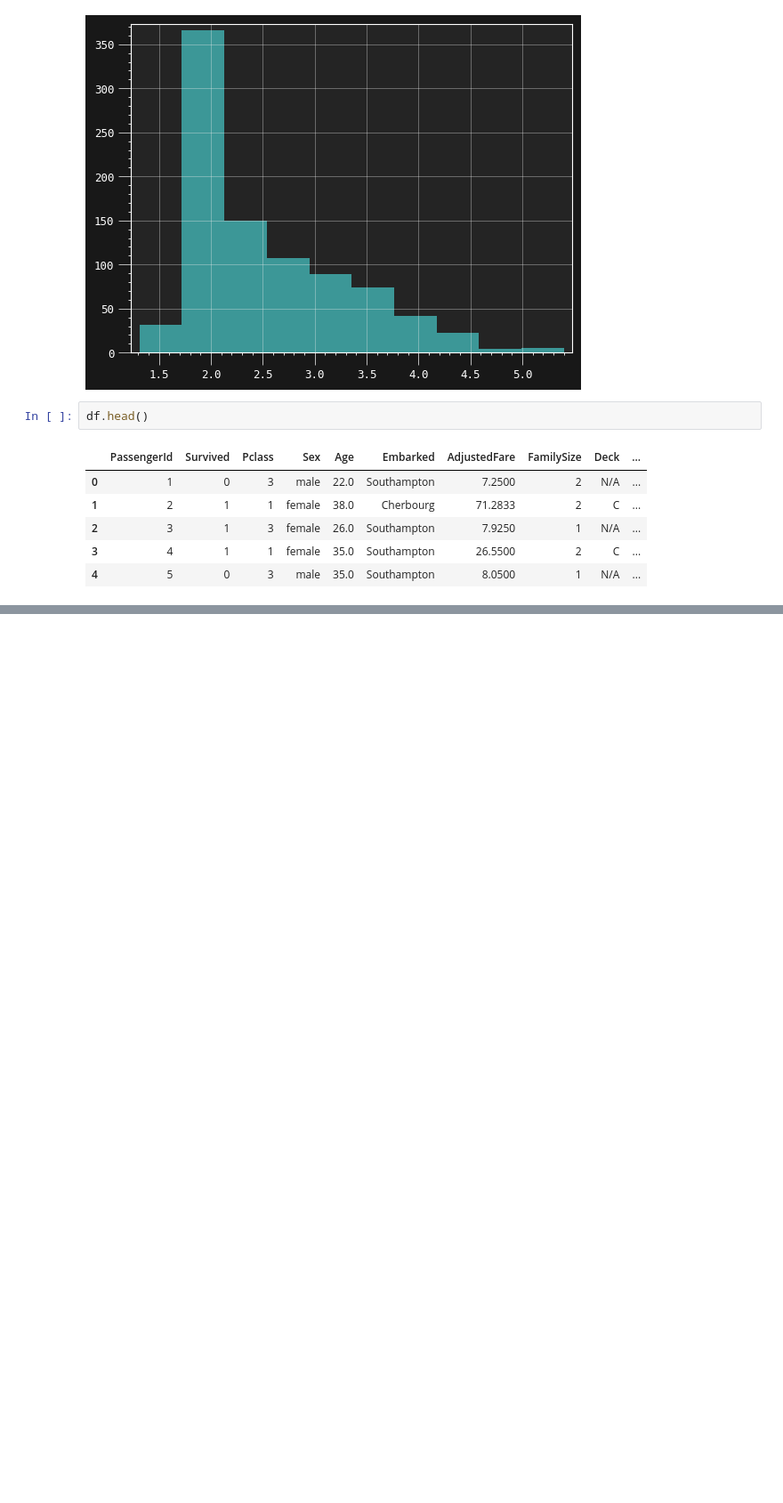
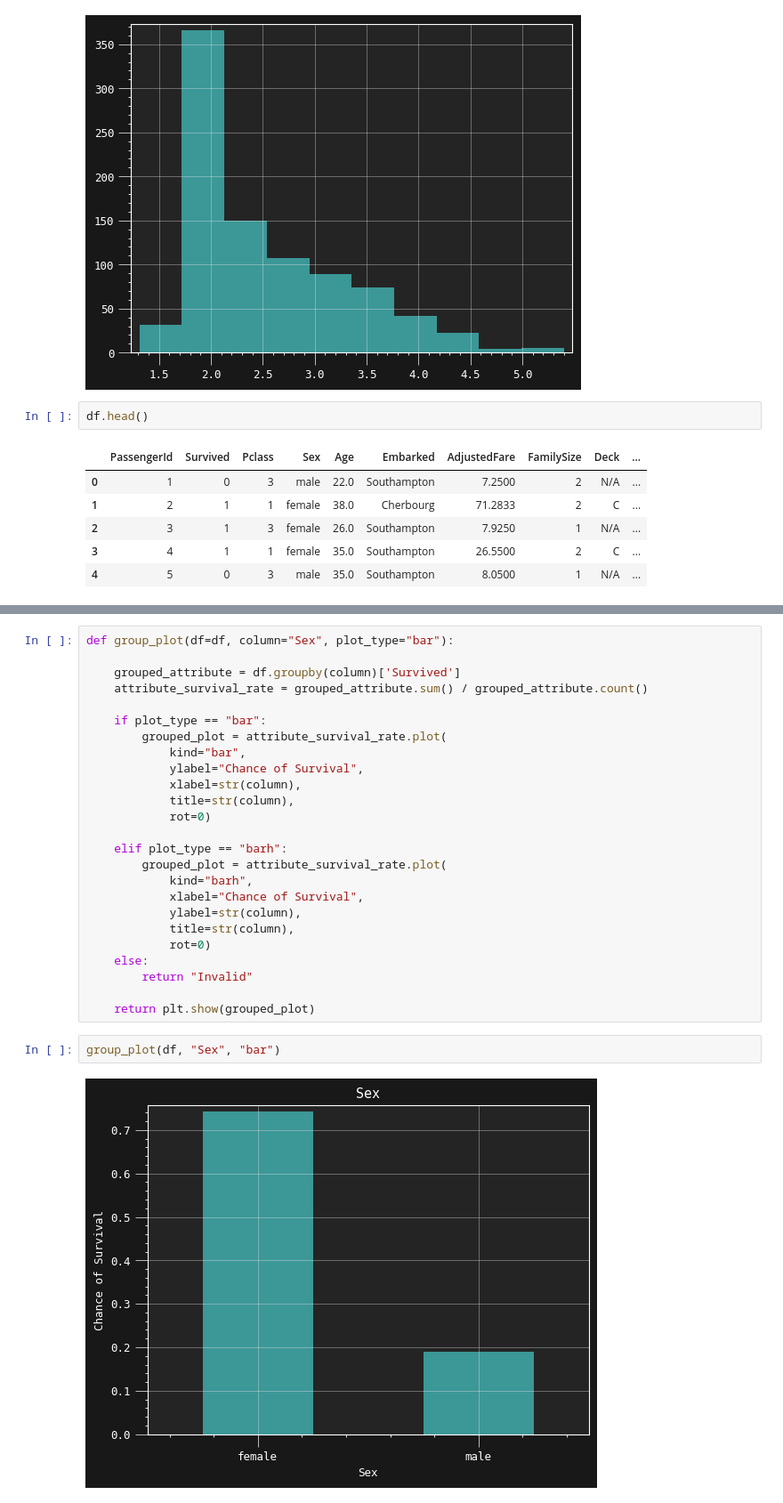
Before and after one commit to Homanloo/Titanic-Survival, a Jupyter notebook: Data_analysis.ipynb, the cells around one changed output, grey strips where cells are left out. Shown: that part at 89% size. Saved outputs shown, nothing was run; the diff lists cells and outputs as text; blank space fills up the shorter version.

Commit message:
Update Data_analysis.ipynb
Added grouped by plots

```diff
--- a/Data_analysis.ipynb
+++ b/Data_analysis.ipynb
@@ -256,0 +266,29 @@ df.head()
+# %%
+def group_plot(df=df, column="Sex", plot_type="bar"):
+
+    grouped_attribute = df.groupby(column)['Survived']
+    attribute_survival_rate = grouped_attribute.sum() / grouped_attribute.count()
+
+    if plot_type == "bar":
+        grouped_plot = attribute_survival_rate.plot(
+            kind="bar",
+            ylabel="Chance of Survival",
+            xlabel=str(column),
+            title=str(column),
+            rot=0)
+
+    elif plot_type == "barh":
+        grouped_plot = attribute_survival_rate.plot(
+            kind="barh",
+            xlabel="Chance of Survival",
+            ylabel=str(column),
+            title=str(column),
+            rot=0)
+    else:
+        return "Invalid"
+
+    return plt.show(grouped_plot)
+# %%
+group_plot(df, "Sex", "bar")
+# %% [output]
+[figure, added]
```
Also changed, not shown: parts of 10 cells of this notebook.
